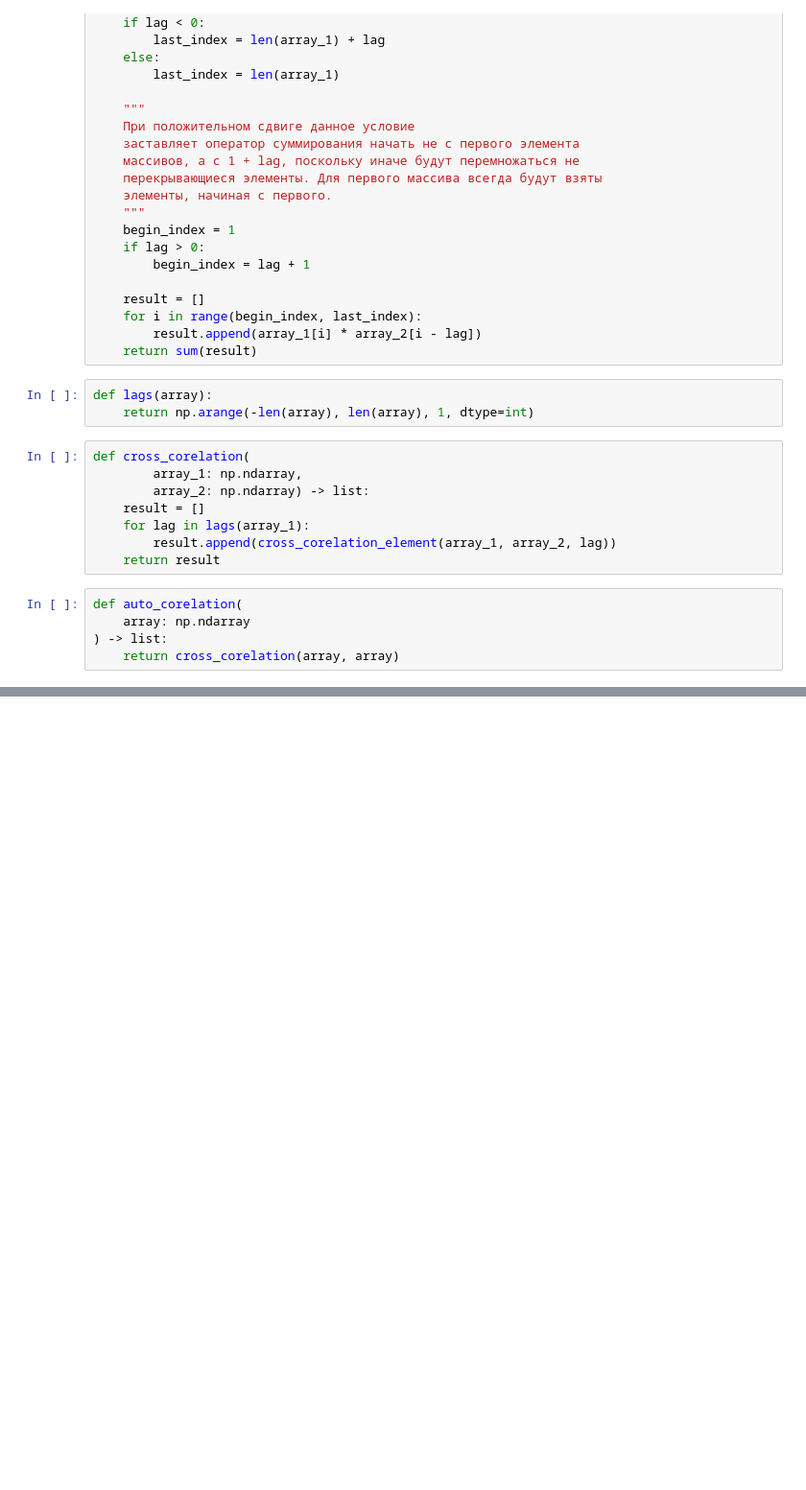
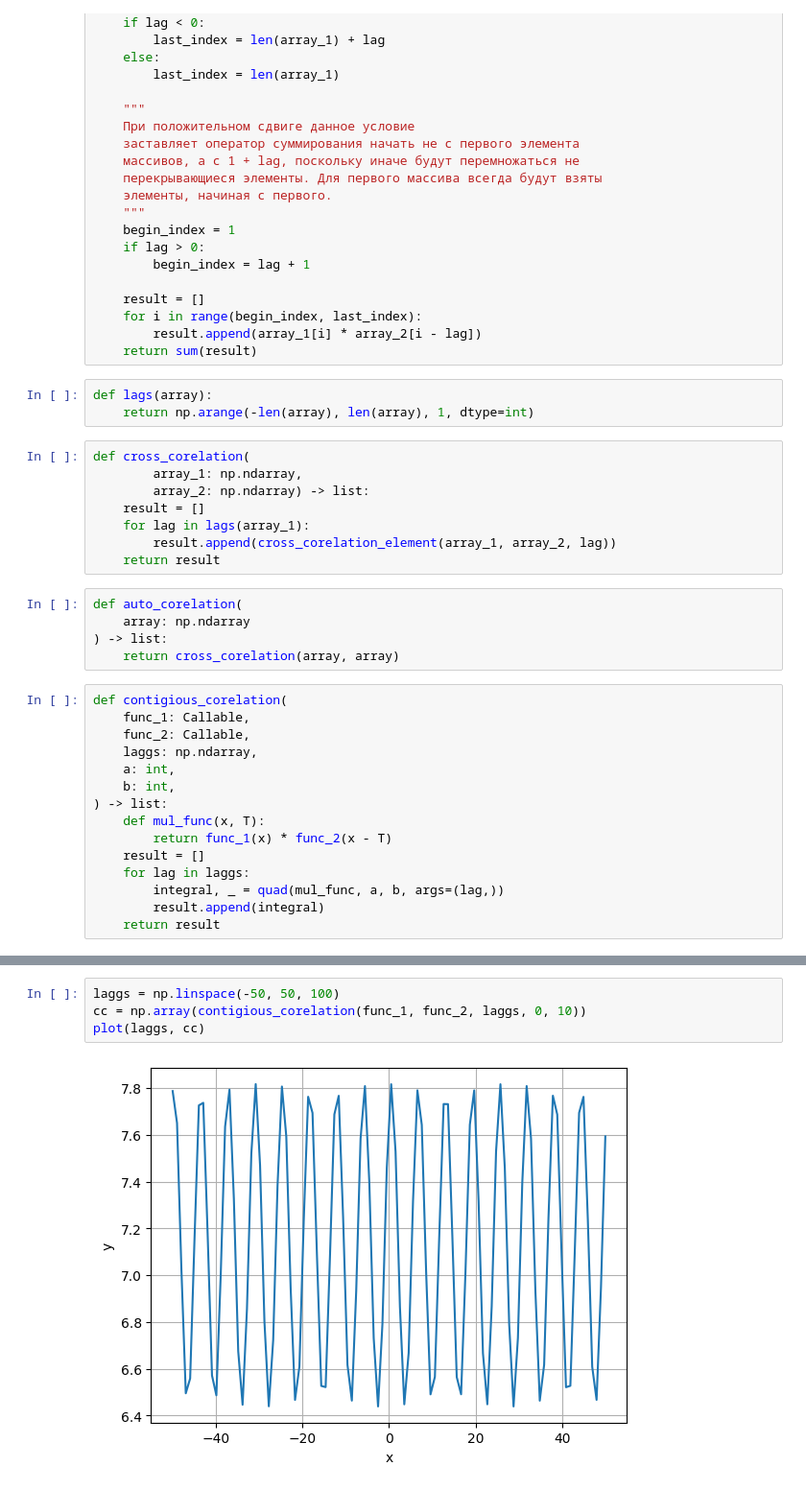
Before and after one commit to Niatomi/conversion-of-measurement-signals-course, a Jupyter notebook: src/practice_4.ipynb, the cells around one changed output, grey strips where cells are left out. Shown at 96% size. Saved outputs shown, nothing was run; the diff lists cells and outputs as text; blank space fills up the shorter version.

Commit message:
Implemented contigious quad

```diff
--- a/src/practice_4.ipynb
+++ b/src/practice_4.ipynb
@@ -62,3 +85,18 @@ def auto_corelation(
     array: np.ndarray
 ) -> list:
     return cross_corelation(array, array)
+# %%
+def contigious_corelation(
+    func_1: Callable,
+    func_2: Callable,
+    laggs: np.ndarray,
+    a: int,
+    b: int,
+) -> list:
+    def mul_func(x, T):
+        return func_1(x) * func_2(x - T)
+    result = []
+    for lag in laggs:
+        integral, _ = quad(mul_func, a, b, args=(lag,))
+        result.append(integral)
+    return result
@@ -78,0 +129,6 @@ plot(lags(y_2), auto_corelation(y_2))
+# %%
+laggs = np.linspace(-50, 50, 100)
+cc = np.array(contigious_corelation(func_1, func_2, laggs, 0, 10))
+plot(laggs, cc)
+# %% [output]
+[figure, added]
```
Also changed, not shown: parts of 7 cells of this notebook.
